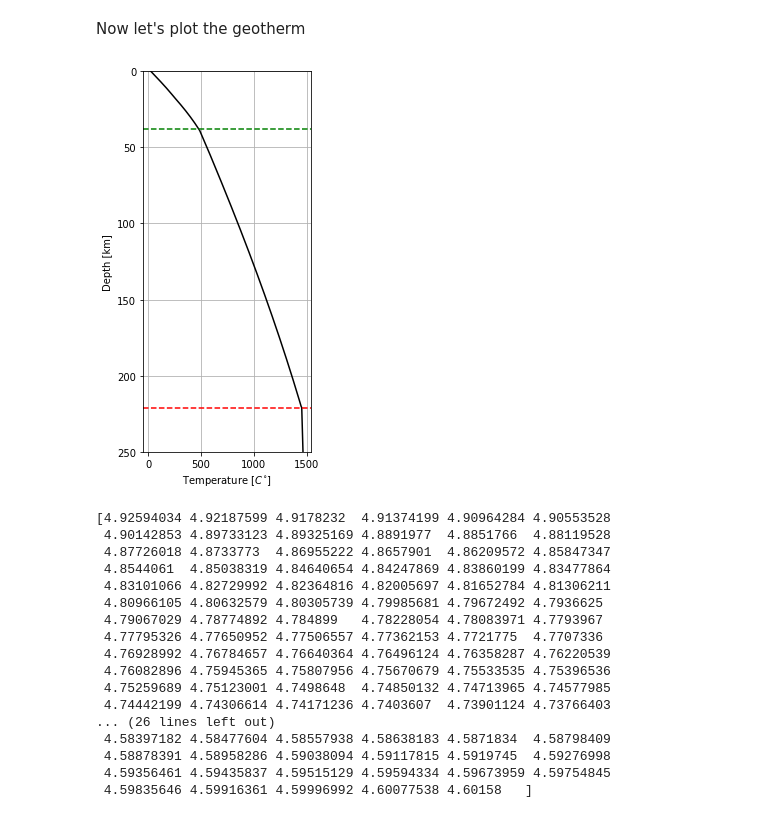
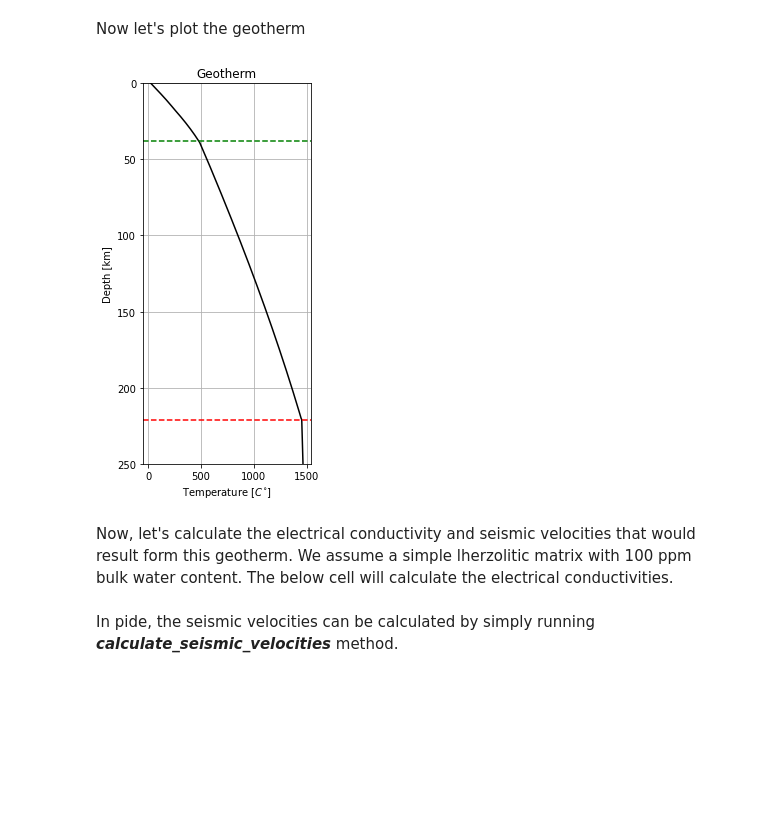
Before and after one commit to sinanozaydin/pide, a Jupyter notebook: examples/notebooks/5_Geotherm_and_Geophysical_Anomalies.ipynb, the cells around one changed output. Saved outputs shown, nothing was run; the diff lists cells and outputs as text; code cells hidden in the pictures; blank space fills up the shorter version.

```diff
--- a/examples/notebooks/5_Geotherm_and_Geophysical_Anomalies.ipynb
+++ b/examples/notebooks/5_Geotherm_and_Geophysical_Anomalies.ipynb
@@ -20,17 +20,20 @@ Now let's plot the geotherm
 # %%
 fig = plt.figure(figsize = (3,7))
 ax = plt.subplot(111)
 ax.plot(T-273.15,depth/1e3,color = 'k')
 ax.axhline(moho,linestyle = '--', color = 'g')
 ax.axhline(depth[idx_LAB]/1e3,linestyle = '--', color = 'r')
 ax.set_ylim(0,250.0)
 ax.grid(which = 'both')
 ax.set_xlabel(r'Temperature [$C^{\circ}$]')
 ax.set_ylabel('Depth [km]')
 ax.invert_yaxis()
+ax.set_title('Geotherm')
 plt.show()
 # %% [output]
-[figure, old version]
+[figure, new version]
+# %% [markdown]
+Now, let's calculate the electrical conductivity and seismic velocities that would result form this geotherm. We assume a simple lherzolitic matrix with 100 ppm bulk water content. The below cell will calculate the electrical conductivities.
 # %%
 p_obj = pide.pide()
 
@@ -44,23 +48,6 @@ p_obj.set_mineral_conductivity_choice(ol = 4)
 p_obj.set_solid_phs_mix_method(method = 1)
 cond = p_obj.calculate_conductivity()
+# %% [markdown]
+In pide, the seismic velocities can be calculated by simply running ***calculate_seismic_velocities*** method.
 # %%
 v_bulk, v_p, v_s = p_obj.calculate_seismic_velocities()
-print(v_s)
-# %% [output]
-[4.92594034 4.92187599 4.9178232  4.91374199 4.90964284 4.90553528
- 4.90142853 4.89733123 4.89325169 4.8891977  4.8851766  4.88119528
- 4.87726018 4.8733773  4.86955222 4.8657901  4.86209572 4.85847347
- 4.8544061  4.85038319 4.84640654 4.84247869 4.83860199 4.83477864
- 4.83101066 4.82729992 4.82364816 4.82005697 4.81652784 4.81306211
- 4.80966105 4.80632579 4.80305739 4.79985681 4.79672492 4.7936625
- 4.79067029 4.78774892 4.784899   4.78228054 4.78083971 4.7793967
- 4.77795326 4.77650952 4.77506557 4.77362153 4.7721775  4.7707336
- 4.76928992 4.76784657 4.76640364 4.76496124 4.76358287 4.76220539
- 4.76082896 4.75945365 4.75807956 4.75670679 4.75533535 4.75396536
- 4.75259689 4.75123001 4.7498648  4.74850132 4.74713965 4.74577985
- 4.74442199 4.74306614 4.74171236 4.7403607  4.73901124 4.73766403
-... (26 lines left out)
- 4.58397182 4.58477604 4.58557938 4.58638183 4.5871834  4.58798409
- 4.58878391 4.58958286 4.59038094 4.59117815 4.5919745  4.59276998
- 4.59356461 4.59435837 4.59515129 4.59594334 4.59673959 4.59754845
- 4.59835646 4.59916361 4.59996992 4.60077538 4.60158   ]
```
Also changed, not shown: parts of 5 cells of this notebook, 5 other files.
